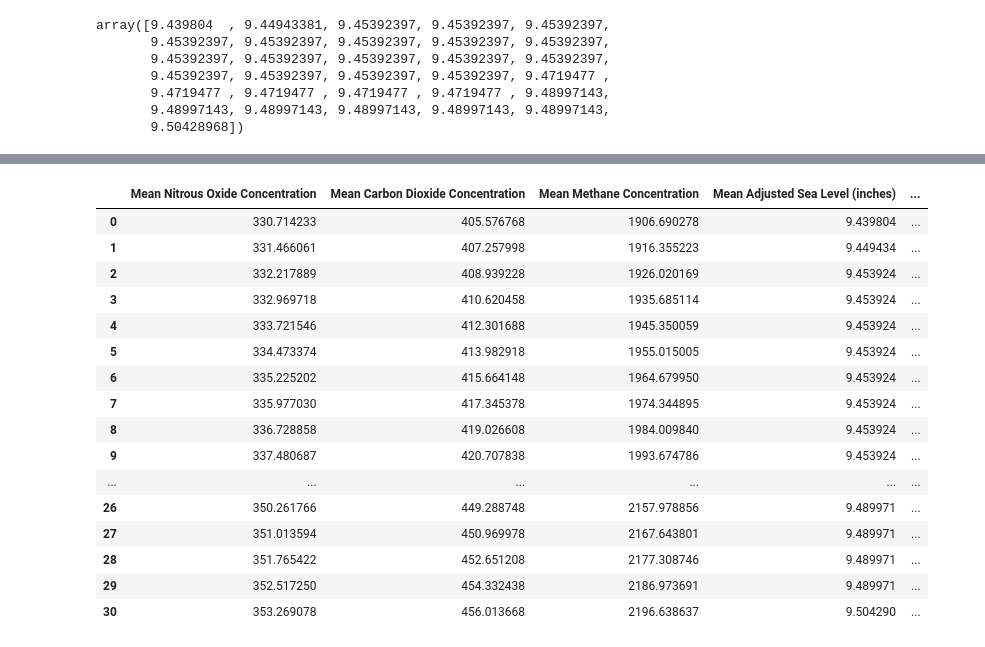
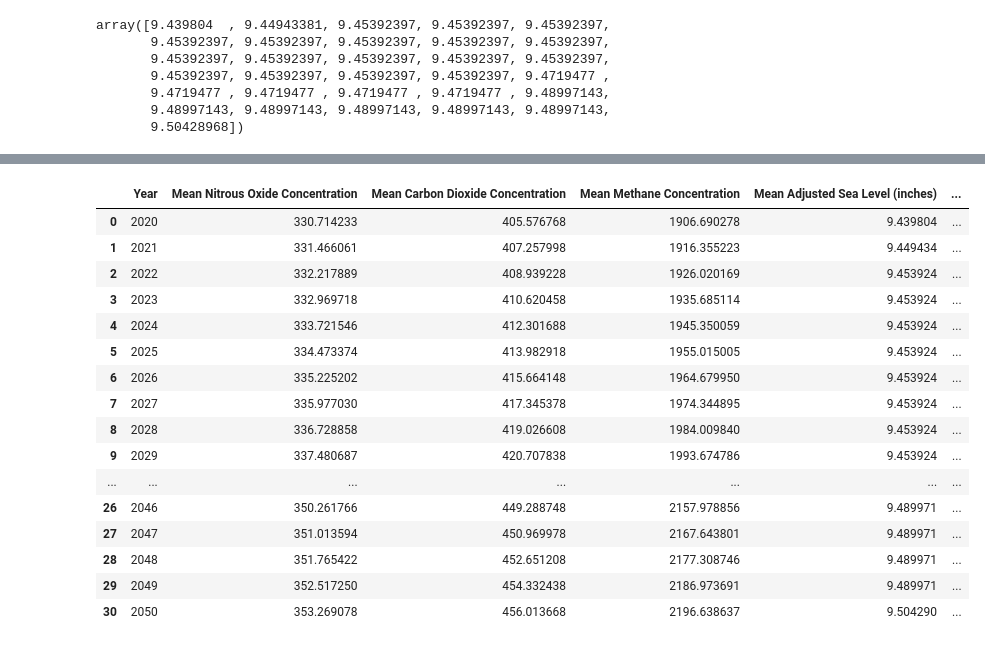
Before and after one commit to Ekenc/Project4, a Jupyter notebook: RandomForestSeaLevel.ipynb, the cells around one changed output, grey strips where cells are left out. Cells and saved outputs as stored; diff of their text form; code cells hidden in the pictures.

Commit message:
year column added

```diff
--- a/RandomForestSeaLevel.ipynb
+++ b/RandomForestSeaLevel.ipynb
@@ -133,7 +133,3 @@ array([9.439804  , 9.44943381, 9.45392397, 9.45392397, 9.45392397,
        9.4719477 , 9.4719477 , 9.4719477 , 9.4719477 , 9.48997143,
        9.48997143, 9.48997143, 9.48997143, 9.48997143, 9.48997143,
        9.50428968])
-# %%
-#Check Model with Predictions data
-Sea_Level_Predictions = random_model.predict(df1)
-Sea_Level_Predictions
@@ -148,25 +136,25 @@ array([9.439804  , 9.44943381, 9.45392397, 9.45392397, 9.45392397,
 # %%
-Linear_Prediction_df=df1.copy()
-Linear_Prediction_df["Mean Adjusted Sea Level (inches)"] = Sea_Level_Predictions
-Linear_Prediction_df = Linear_Prediction_df[['Mean Nitrous Oxide Concentration', 'Mean Carbon Dioxide Concentration', 'Mean Methane Concentration', 'Mean Adjusted Sea Level (inches)', 'Sea Temperature Anomaly', 'Earth Surface Temperature Anomaly (land and ocean)']]
-Linear_Prediction_df
+Random_Forest_Regression_Prediction_df=df1.copy()
+Random_Forest_Regression_Prediction_df["Mean Adjusted Sea Level (inches)"] = Sea_Level_Predictions
+Random_Forest_Regression_Prediction_df = Random_Forest_Regression_Prediction_df[['Year','Mean Nitrous Oxide Concentration', 'Mean Carbon Dioxide Concentration', 'Mean Methane Concentration', 'Mean Adjusted Sea Level (inches)', 'Sea Temperature Anomaly', 'Earth Surface Temperature Anomaly (land and ocean)']]
+Random_Forest_Regression_Prediction_df
 # %% [output]
-|  | Mean Nitrous Oxide Concentration | Mean Carbon Dioxide Concentration | Mean Methane Concentration | Mean Adjusted Sea Level (inches) | ... |
-| 0 | 330.714233 | 405.576768 | 1906.690278 | 9.439804 | ... |
-| 1 | 331.466061 | 407.257998 | 1916.355223 | 9.449434 | ... |
-| 2 | 332.217889 | 408.939228 | 1926.020169 | 9.453924 | ... |
-| 3 | 332.969718 | 410.620458 | 1935.685114 | 9.453924 | ... |
-| 4 | 333.721546 | 412.301688 | 1945.350059 | 9.453924 | ... |
-| 5 | 334.473374 | 413.982918 | 1955.015005 | 9.453924 | ... |
-| 6 | 335.225202 | 415.664148 | 1964.679950 | 9.453924 | ... |
-| 7 | 335.977030 | 417.345378 | 1974.344895 | 9.453924 | ... |
-| 8 | 336.728858 | 419.026608 | 1984.009840 | 9.453924 | ... |
-| 9 | 337.480687 | 420.707838 | 1993.674786 | 9.453924 | ... |
-| ... | ... | ... | ... | ... | ... |
-| 26 | 350.261766 | 449.288748 | 2157.978856 | 9.489971 | ... |
-| 27 | 351.013594 | 450.969978 | 2167.643801 | 9.489971 | ... |
-| 28 | 351.765422 | 452.651208 | 2177.308746 | 9.489971 | ... |
-| 29 | 352.517250 | 454.332438 | 2186.973691 | 9.489971 | ... |
-| 30 | 353.269078 | 456.013668 | 2196.638637 | 9.504290 | ... |
+|  | Year | Mean Nitrous Oxide Concentration | Mean Carbon Dioxide Concentration | Mean Methane Concentration | Mean Adjusted Sea Level (inches) | ... |
+| 0 | 2020 | 330.714233 | 405.576768 | 1906.690278 | 9.439804 | ... |
+| 1 | 2021 | 331.466061 | 407.257998 | 1916.355223 | 9.449434 | ... |
+| 2 | 2022 | 332.217889 | 408.939228 | 1926.020169 | 9.453924 | ... |
+| 3 | 2023 | 332.969718 | 410.620458 | 1935.685114 | 9.453924 | ... |
+| 4 | 2024 | 333.721546 | 412.301688 | 1945.350059 | 9.453924 | ... |
+| 5 | 2025 | 334.473374 | 413.982918 | 1955.015005 | 9.453924 | ... |
+| 6 | 2026 | 335.225202 | 415.664148 | 1964.679950 | 9.453924 | ... |
+| 7 | 2027 | 335.977030 | 417.345378 | 1974.344895 | 9.453924 | ... |
+| 8 | 2028 | 336.728858 | 419.026608 | 1984.009840 | 9.453924 | ... |
+| 9 | 2029 | 337.480687 | 420.707838 | 1993.674786 | 9.453924 | ... |
+| ... | ... | ... | ... | ... | ... | ... |
+| 26 | 2046 | 350.261766 | 449.288748 | 2157.978856 | 9.489971 | ... |
+| 27 | 2047 | 351.013594 | 450.969978 | 2167.643801 | 9.489971 | ... |
+| 28 | 2048 | 351.765422 | 452.651208 | 2177.308746 | 9.489971 | ... |
+| 29 | 2049 | 352.517250 | 454.332438 | 2186.973691 | 9.489971 | ... |
+| 30 | 2050 | 353.269078 | 456.013668 | 2196.638637 | 9.504290 | ... |
 # %%
 from google.colab import files
```
Also changed, not shown: parts of 2 cells of this notebook, 3 other files.
